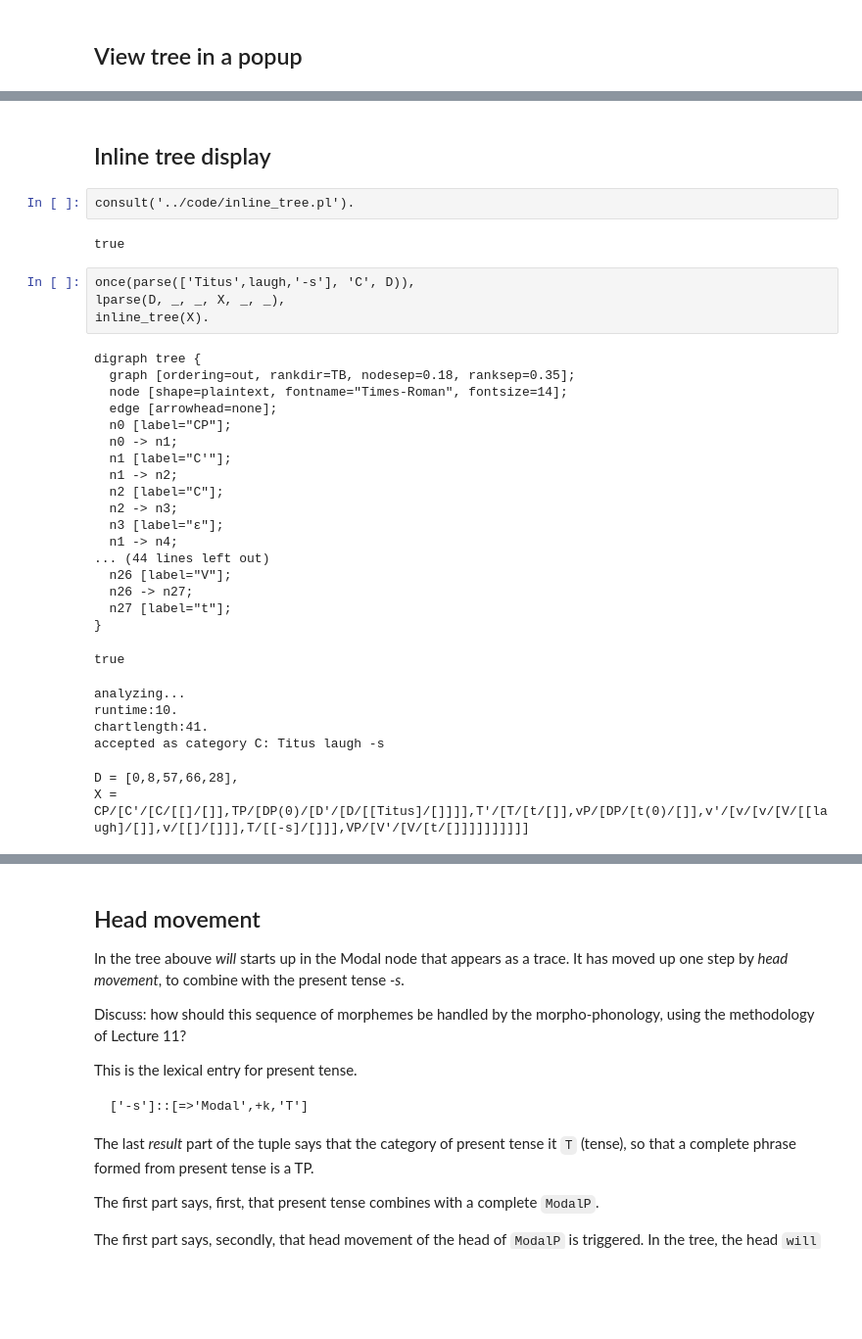
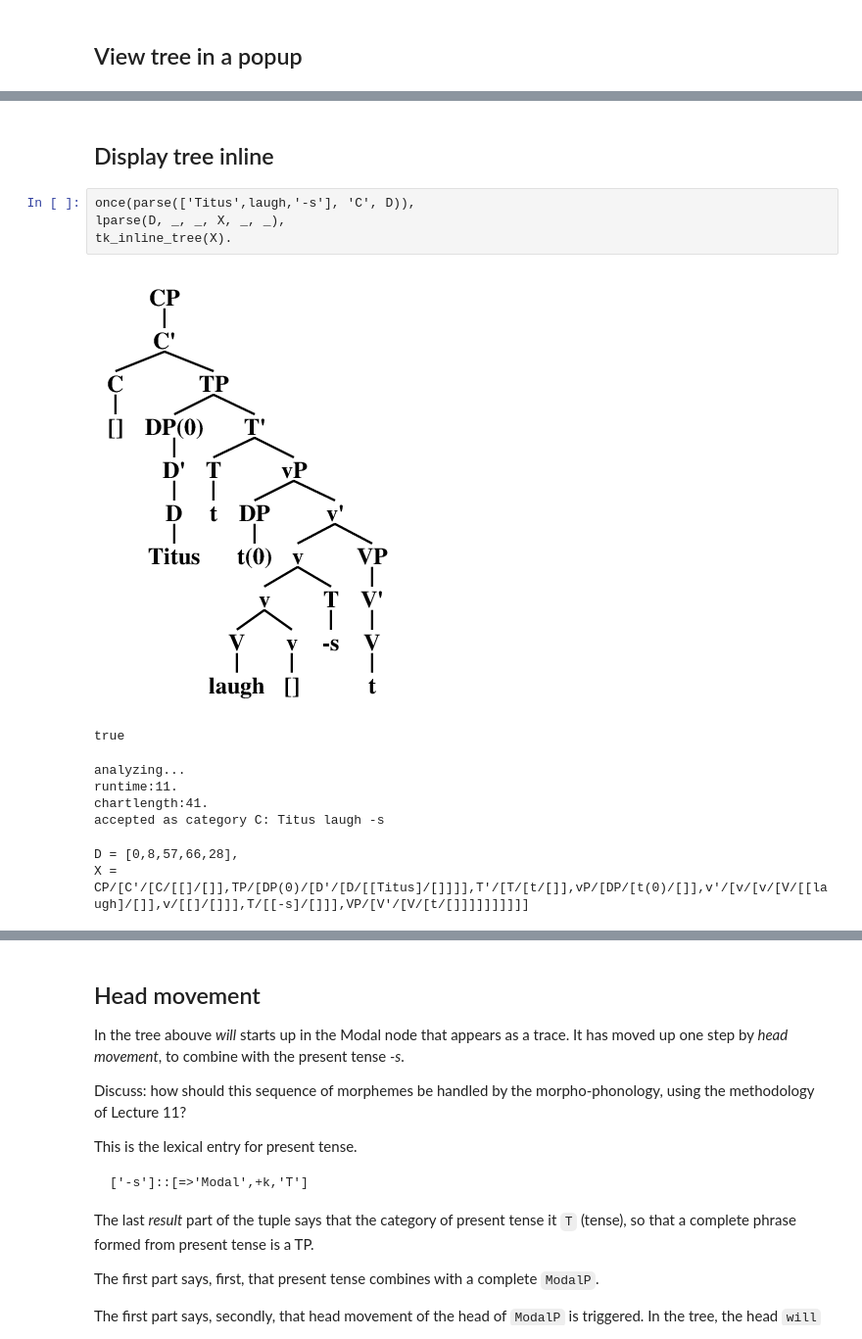
Before and after one commit to MatsRooth/mg, a Jupyter notebook: notebook/lecture12.ipynb, the cells around one changed output, grey strips where cells are left out. Shown at 98% size. Cells and saved outputs as stored; diff of their text form; blank space fills up the shorter version.

```diff
--- a/notebook/lecture12.ipynb
+++ b/notebook/lecture12.ipynb
@@ -127,39 +99,19 @@ chartlength:41.
 accepted as category C: Titus laugh -s
 D = [0,8,57,66,28],
 X = CP/[C'/[C/[[]/[]],TP/[DP(0)/[D'/[D/[[Titus]/[]]]],T'/[T/[t/[]],vP/[DP/[t(0)/[]],v'/[v/[v/[V/[[laugh]/[]],v/[[]/[]]],T/[[-s]/[]]],VP/[V'/[V/[t/[]]]]]]]]]]
-# %% [markdown]
-## Inline tree display
-# %%
-consult('../code/inline_tree.pl').
-# %% [output]
-true
-# %%
-once(parse(['Titus',laugh,'-s'], 'C', D)),
-lparse(D, _, _, X, _, _),
-inline_tree(X).
-# %% [output]
-digraph tree {
-  graph [ordering=out, rankdir=TB, nodesep=0.18, ranksep=0.35];
-  node [shape=plaintext, fontname="Times-Roman", fontsize=14];
-  edge [arrowhead=none];
-  n0 [label="CP"];
-  n0 -> n1;
-  n1 [label="C'"];
-  n1 -> n2;
-  n2 [label="C"];
-  n2 -> n3;
-  n3 [label="ε"];
-  n1 -> n4;
-... (44 lines left out)
-  n26 [label="V"];
-  n26 -> n27;
-  n27 [label="t"];
-}
-true
-analyzing...
-runtime:10.
-chartlength:41.
-accepted as category C: Titus laugh -s
-D = [0,8,57,66,28],
-X = CP/[C'/[C/[[]/[]],TP/[DP(0)/[D'/[D/[[Titus]/[]]]],T'/[T/[t/[]],vP/[DP/[t(0)/[]],v'/[v/[v/[V/[[laugh]/[]],v/[[]/[]]],T/[[-s]/[]]],VP/[V'/[V/[t/[]]]]]]]]]]
+# %% [markdown]
+## Display tree inline
+# %%
+once(parse(['Titus',laugh,'-s'], 'C', D)),
+lparse(D, _, _, X, _, _),
+tk_inline_tree(X).
+# %% [output]
+[figure, added]
+true
+analyzing...
+runtime:11.
+chartlength:41.
+accepted as category C: Titus laugh -s
+D = [0,8,57,66,28],
+X = CP/[C'/[C/[[]/[]],TP/[DP(0)/[D'/[D/[[Titus]/[]]]],T'/[T/[t/[]],vP/[DP/[t(0)/[]],v'/[v/[v/[V/[[laugh]/[]],v/[[]/[]]],T/[[-s]/[]]],VP/[V'/[V/[t/[]]]]]]]]]]
 # %% [markdown]
```
Also changed, not shown: parts of 29 cells of this notebook, 8 other files.
